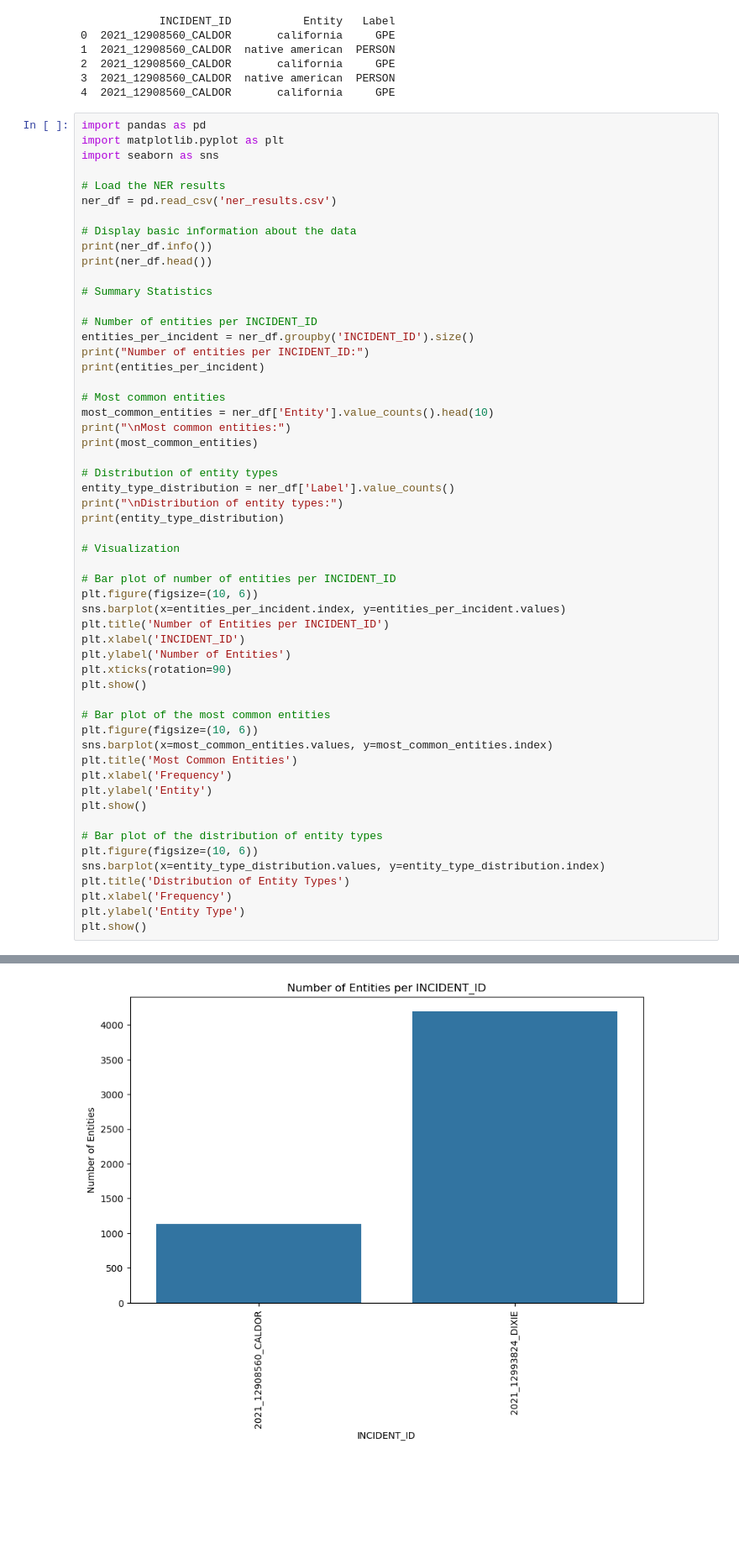
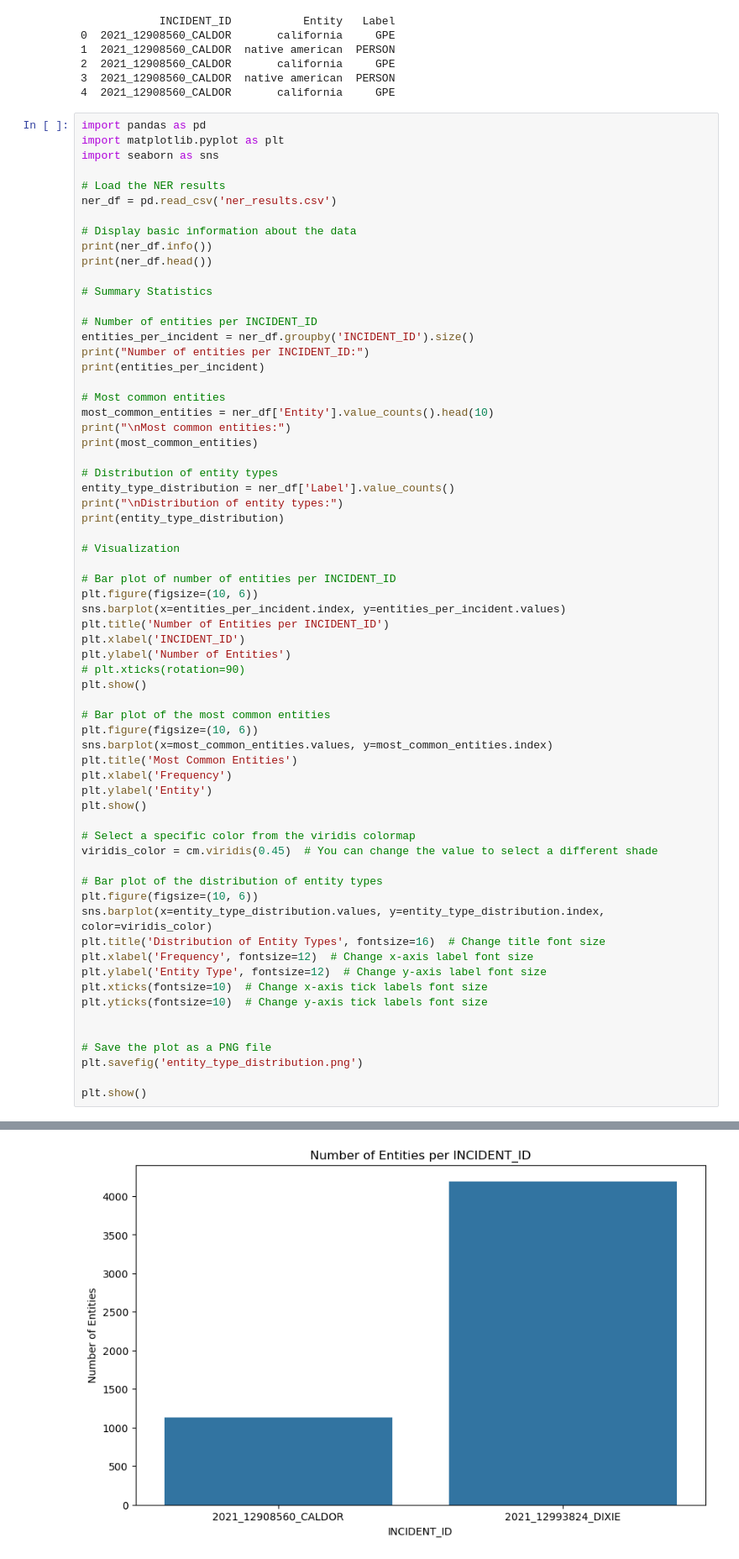
Before and after one commit to lucap1211/EA_fire_project, a Jupyter notebook: dixie-caldor-clean-and-rework-current-threat.ipynb, the cells around one changed output, grey strips where cells are left out. Shown at 84% size. Drawn from its saved outputs; the diff is of its cells as text; blank space fills up the shorter version.

```diff
--- a/dixie-caldor-clean-and-rework-current-threat.ipynb
+++ b/dixie-caldor-clean-and-rework-current-threat.ipynb
@@ -431,41 +384,51 @@ sns.barplot(x=entities_per_incident.index, y=entities_per_incident.values)
 plt.title('Number of Entities per INCIDENT_ID')
 plt.xlabel('INCIDENT_ID')
 plt.ylabel('Number of Entities')
-plt.xticks(rotation=90)
+# plt.xticks(rotation=90)
 plt.show()
 
 # Bar plot of the most common entities
 plt.figure(figsize=(10, 6))
 sns.barplot(x=most_common_entities.values, y=most_common_entities.index)
 plt.title('Most Common Entities')
 plt.xlabel('Frequency')
 plt.ylabel('Entity')
 plt.show()
 
+# Select a specific color from the viridis colormap
+viridis_color = cm.viridis(0.45)  # You can change the value to select a different shade
+
 # Bar plot of the distribution of entity types
 plt.figure(figsize=(10, 6))
-sns.barplot(x=entity_type_distribution.values, y=entity_type_distribution.index)
-plt.title('Distribution of Entity Types')
-plt.xlabel('Frequency')
-plt.ylabel('Entity Type')
+sns.barplot(x=entity_type_distribution.values, y=entity_type_distribution.index, color=viridis_color)
+plt.title('Distribution of Entity Types', fontsize=16)  # Change title font size
+plt.xlabel('Frequency', fontsize=12)  # Change x-axis label font size
+plt.ylabel('Entity Type', fontsize=12)  # Change y-axis label font size
+plt.xticks(fontsize=10)  # Change x-axis tick labels font size
+plt.yticks(fontsize=10)  # Change y-axis tick labels font size
+
+
+# Save the plot as a PNG file
+plt.savefig('entity_type_distribution.png')
+
 plt.show()
 # %% [output]
 <class 'pandas.core.frame.DataFrame'>
 RangeIndex: 5329 entries, 0 to 5328
 Data columns (total 3 columns):
  #   Column       Non-Null Count  Dtype
 ---  ------       --------------  -----
  0   INCIDENT_ID  5329 non-null   object
  1   Entity       5329 non-null   object
  2   Label        5329 non-null   object
 dtypes: object(3)
 memory usage: 125.0+ KB
 None
             INCIDENT_ID           Entity   Label
 ... (35 lines left out)
 MONEY         26
 QUANTITY      21
 TIME           6
 Name: count, dtype: int64
-[figure, old version]
+[figure, new version]
 [figure]
```
Also changed, not shown: parts of 14 cells of this notebook, 4 other files.
